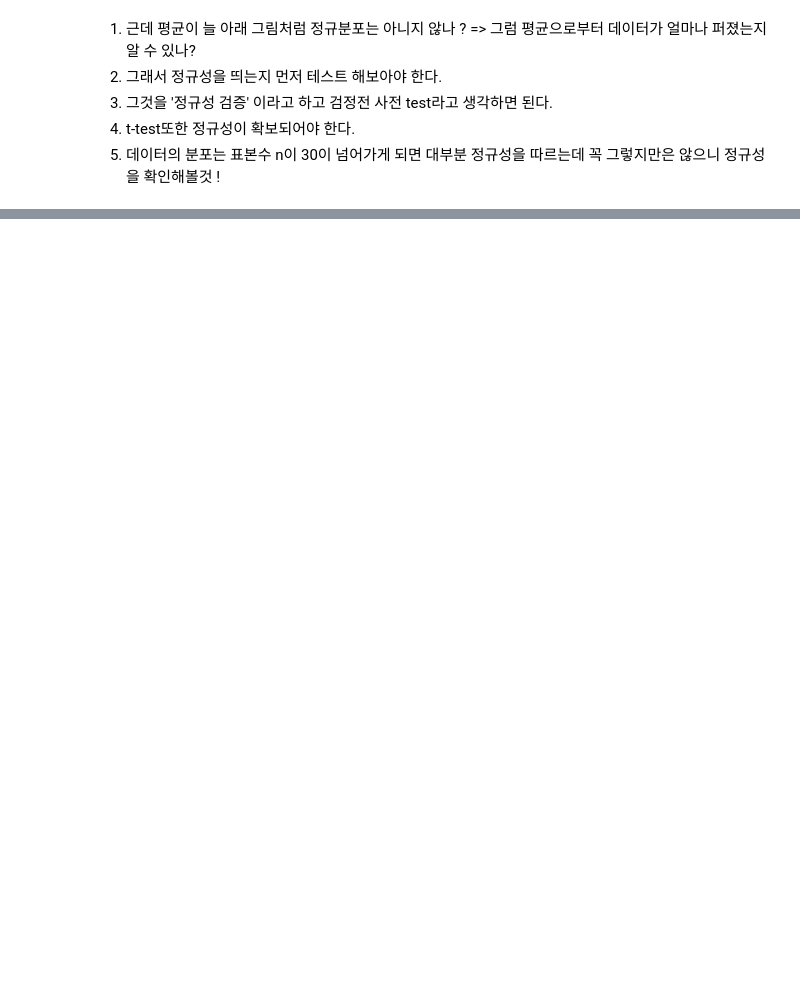
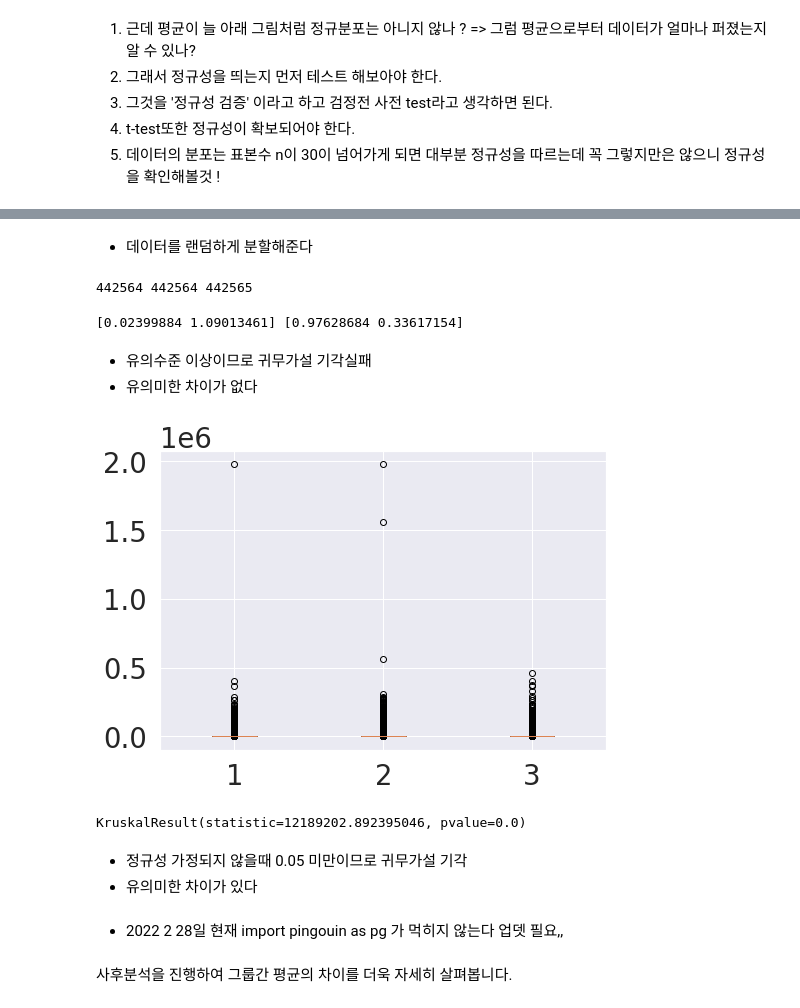
Before and after one commit to syh0397/Statistic_python, a Jupyter notebook: 6_Anova_test_ipynb.ipynb, the cells around one changed output, grey strips where cells are left out. Drawn from its saved outputs; the diff is of its cells as text; code cells hidden in the pictures; blank space fills up the shorter version.

```diff
--- a/6_Anova_test_ipynb.ipynb
+++ b/6_Anova_test_ipynb.ipynb
@@ -169,0 +217,3 @@ Normality_taxis('total')
+# %%
+dt = df.loc[:,['coh','price']]
+dt.groupby("coh").sum()
@@ -169,0 +235,37 @@ Normality_taxis('total')
+# %% [markdown]
+- 데이터를 랜덤하게 분할해준다
+# %%
+dt_group1 = dt.sample(frac = 0.5, random_state = 1)
+dt_group2 = dt.drop(dt_group1.index)
+dt_group2 = dt.sample(frac = 0.5, random_state = 2)
+dt_group3 = dt.drop(dt_group2.index)
+print(len(dt_group1),len(dt_group2),len(dt_group3))
+# %% [output]
+442564 442564 442565
+# %%
+group1= np.array(dt_group1)
+group2= np.array(dt_group2)
+group3= np.array(dt_group3)
+# %%
+F_statistic, pVal = stats.f_oneway(group1, group2, group3)
+print(F_statistic, pVal)
+# %% [output]
+[0.02399884 1.09013461] [0.97628684 0.33617154]
+# %% [markdown]
+- 유의수준 이상이므로 귀무가설 기각실패
+- 유의미한 차이가 없다
+# %%
+plot_sp= [group1,group2, group3]
+
+ax = plt.boxplot(plot_sp)
+plt.show()
+# %% [output]
+[figure, added]
+# %%
+# 정규성 가정되지 않을때  Kruskal-Waliis test
+stats.kruskal(group1, group2, group3)
+# %% [output]
+KruskalResult(statistic=12189202.892395046, pvalue=0.0)
+# %% [markdown]
+- 정규성 가정되지 않을때 0.05 미만이므로 귀무가설 기각
+- 유의미한 차이가 있다
@@ -169,0 +280,4 @@ Normality_taxis('total')
+# %% [markdown]
+- 2022 2 28일 현재 import pingouin as pg 가 먹히지 않는다 업뎃 필요,,
+# %% [markdown]
+사후분석을 진행하여 그룹간 평균의 차이를 더욱 자세히 살펴봅니다.
```
Also changed, not shown: parts of 45 cells of this notebook.
